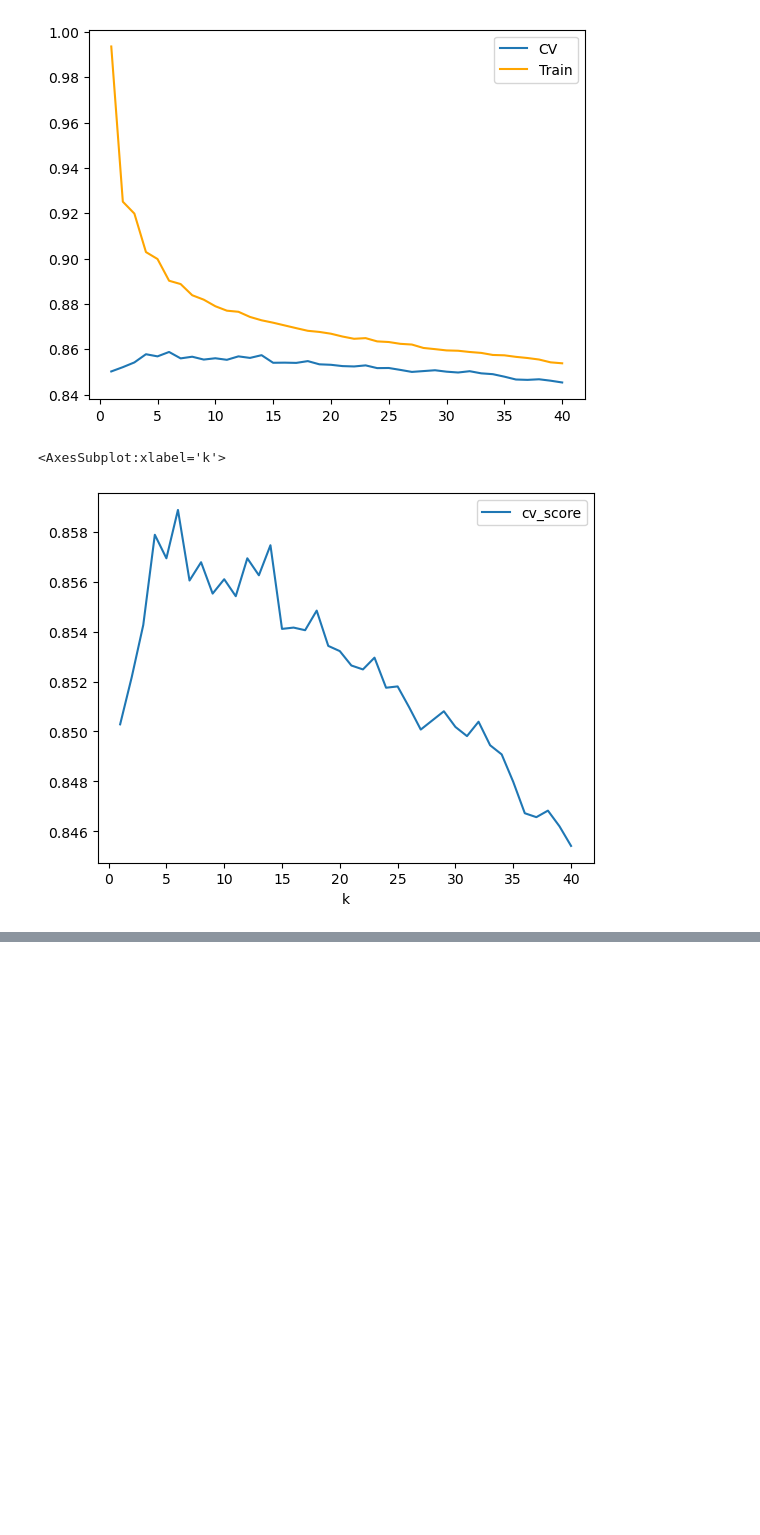
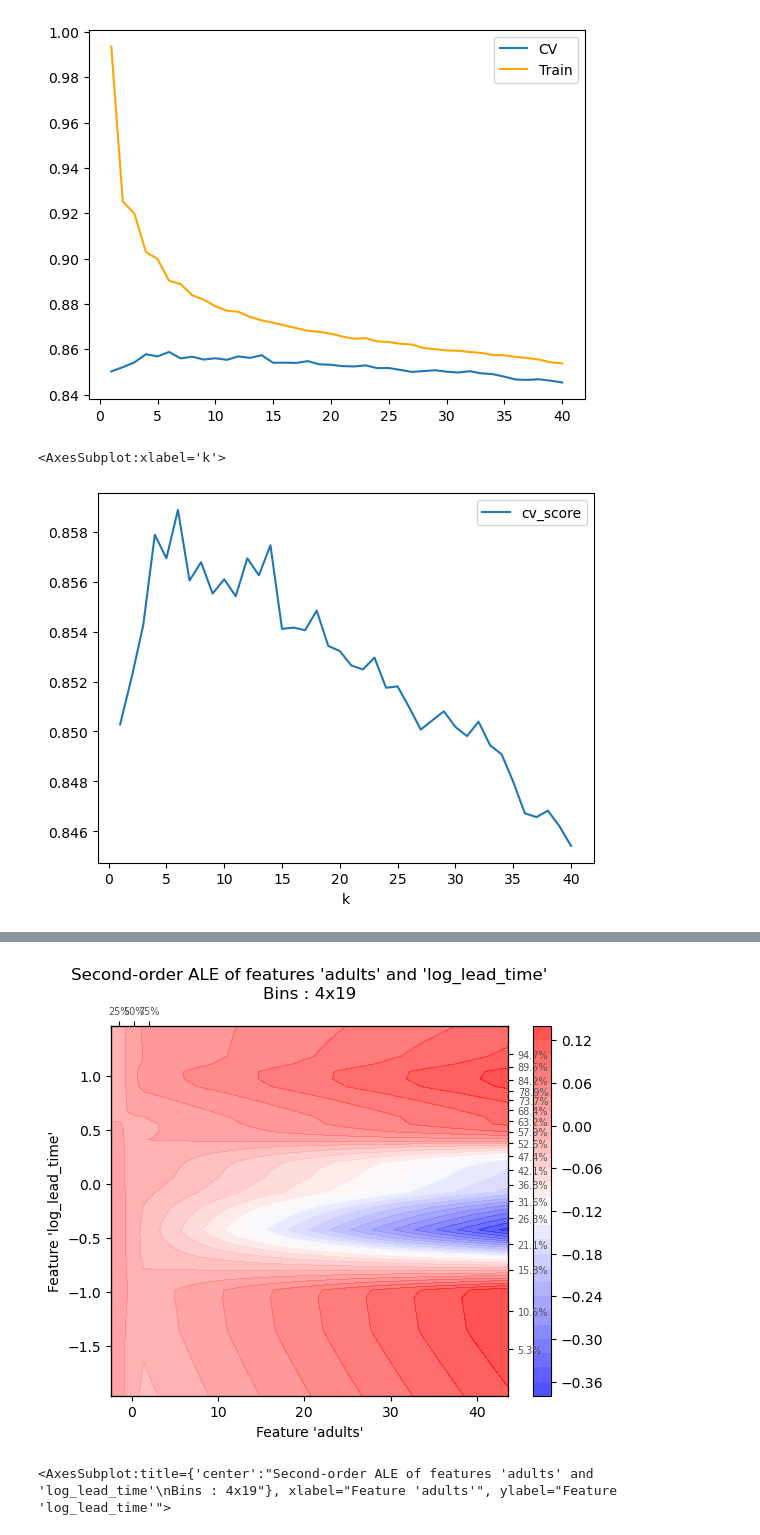
Before and after one commit to wenchengking/End-to-End-Hotel-Booking-Cancellation-Machine-Learning-Model, a Jupyter notebook: 05_Modeling/KNN_Modeling.ipynb, the cells around one changed output, grey strips where cells are left out. Drawn from its saved outputs; the diff is of its cells as text; code cells hidden in the pictures; blank space fills up the shorter version.

```diff
--- a/05_Modeling/KNN_Modeling.ipynb
+++ b/05_Modeling/KNN_Modeling.ipynb
@@ -203,0 +296,5 @@ array([[13426,  1623],
+# %%
+ale_plot(neigh, dftrain, ["adults", "log_lead_time"], bins=20)
+# %% [output]
+[figure, added]
+<AxesSubplot:title={'center':"Second-order ALE of features 'adults' and 'log_lead_time'\nBins : 4x19"}, xlabel="Feature 'adults'", ylabel="Feature 'log_lead_time'">
```
Also changed, not shown: parts of 23 cells of this notebook, 1 other file.
